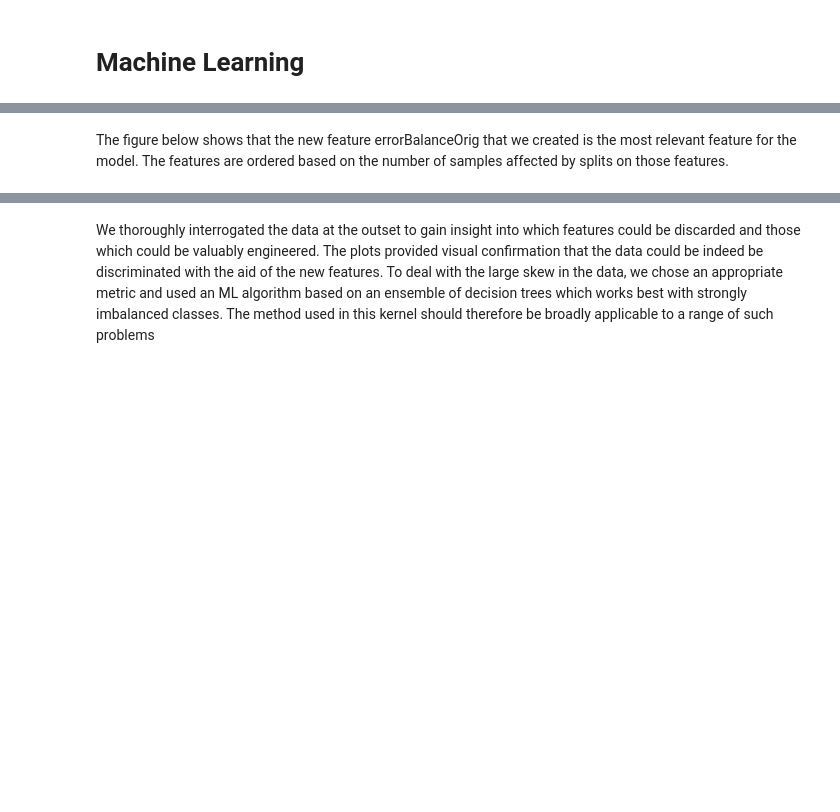
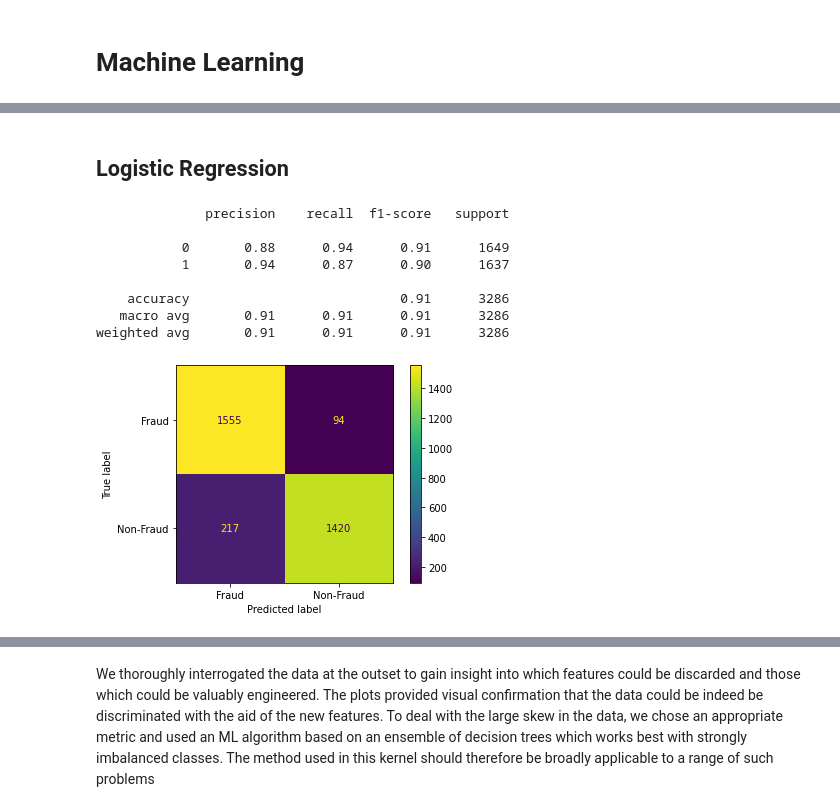
Before and after one commit to hoangdat252513/Financial-Fraud-Detection, a Jupyter notebook: Fraud_Detection_Financial_Payment.ipynb, the cells around one changed output, grey strips where cells are left out. Saved outputs shown, nothing was run; the diff lists cells and outputs as text; code cells hidden in the pictures; blank space fills up the shorter version.

```diff
--- a/Fraud_Detection_Financial_Payment.ipynb
+++ b/Fraud_Detection_Financial_Payment.ipynb
@@ -1013,2 +636,24 @@ Wall time: 2min 59s
-# %% [markdown]
-The figure below shows that the new feature errorBalanceOrig that we created is the most relevant feature for the model. The features are ordered based on the number of samples affected by splits on those features.
+# %% [markdown]
+## Logistic Regression
+# %%
+LGR = LogisticRegression().fit(X_train,Y_train)
+
+Y_pred_LGR = LGR.predict(X_test)
+# %%
+report = metrics.classification_report(Y_test, Y_pred_LGR)
+print(report)
+cm = metrics.confusion_matrix(Y_test,Y_pred_LGR)
+
+cm_display = metrics.ConfusionMatrixDisplay(confusion_matrix = cm, display_labels = ['Fraud','Non-Fraud'])
+cm_display.plot()
+plt.show()
+# %% [output]
+              precision    recall  f1-score   support
+
+           0       0.88      0.94      0.91      1649
+           1       0.94      0.87      0.90      1637
+
+    accuracy                           0.91      3286
+   macro avg       0.91      0.91      0.91      3286
+weighted avg       0.91      0.91      0.91      3286
+[figure, added]
```
Also changed, not shown: parts of 108 cells of this notebook.
